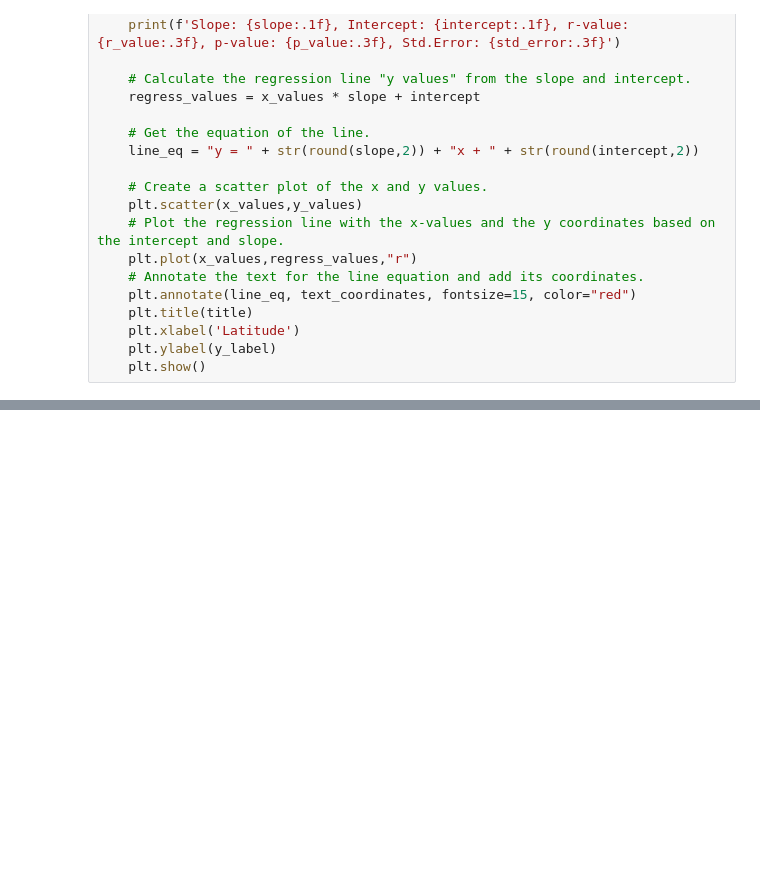
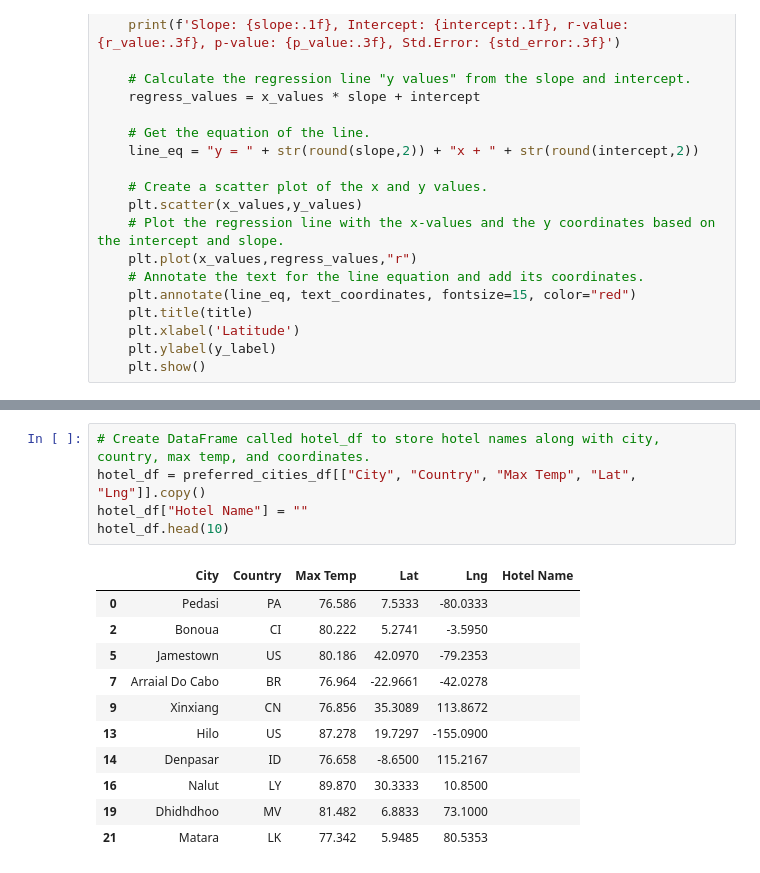
Before and after one commit to aseo67/World_Weather_Analysis, a Jupyter notebook: WeatherPy.ipynb, the cells around one changed output, grey strips where cells are left out. Saved outputs shown, nothing was run; the diff lists cells and outputs as text; blank space fills up the shorter version.

```diff
--- a/WeatherPy.ipynb
+++ b/WeatherPy.ipynb
@@ -432,0 +593,17 @@ Slope: -0.0, Intercept: 3.6, r-value: -0.026, p-value: 0.728, Std.Error: 0.012
+# %%
+# Create DataFrame called hotel_df to store hotel names along with city, country, max temp, and coordinates.
+hotel_df = preferred_cities_df[["City", "Country", "Max Temp", "Lat", "Lng"]].copy()
+hotel_df["Hotel Name"] = ""
+hotel_df.head(10)
+# %% [output]
+|  | City | Country | Max Temp | Lat | Lng | Hotel Name |
+| 0 | Pedasi | PA | 76.586 | 7.5333 | -80.0333 |  |
+| 2 | Bonoua | CI | 80.222 | 5.2741 | -3.5950 |  |
+| 5 | Jamestown | US | 80.186 | 42.0970 | -79.2353 |  |
+| 7 | Arraial Do Cabo | BR | 76.964 | -22.9661 | -42.0278 |  |
+| 9 | Xinxiang | CN | 76.856 | 35.3089 | 113.8672 |  |
+| 13 | Hilo | US | 87.278 | 19.7297 | -155.0900 |  |
+| 14 | Denpasar | ID | 76.658 | -8.6500 | 115.2167 |  |
+| 16 | Nalut | LY | 89.870 | 30.3333 | 10.8500 |  |
+| 19 | Dhidhdhoo | MV | 81.482 | 6.8833 | 73.1000 |  |
+| 21 | Matara | LK | 77.342 | 5.9485 | 80.5353 |  |
```
Also changed, not shown: parts of 70 cells of this notebook, 7 other files.
